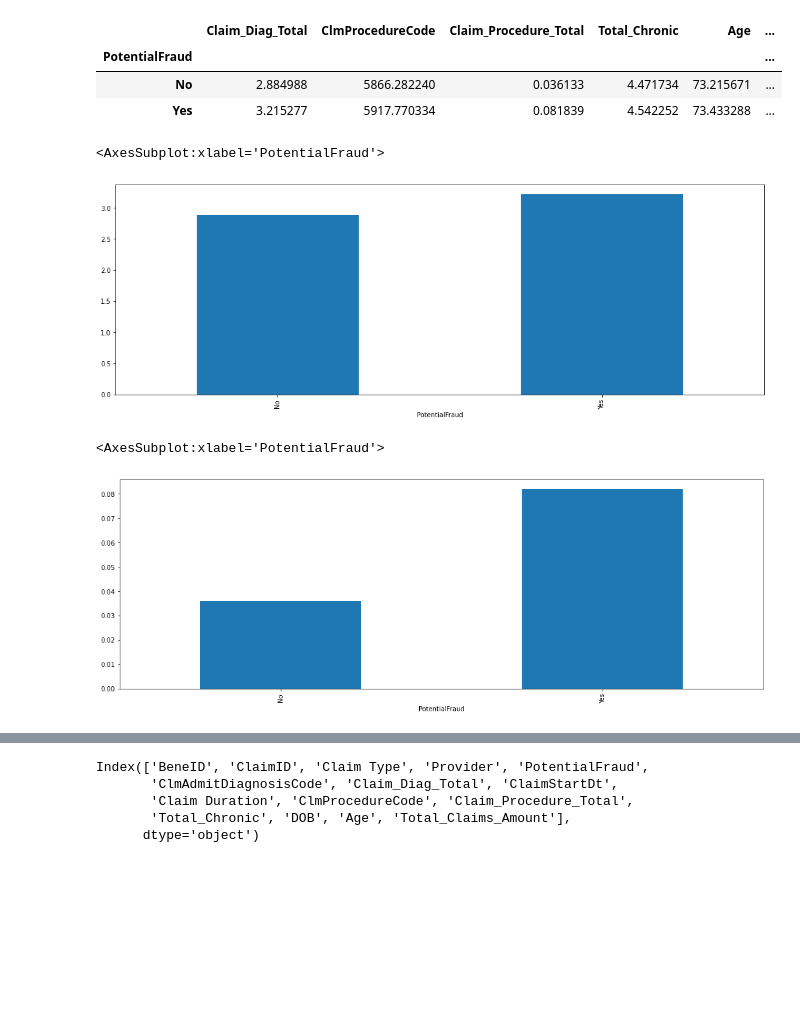
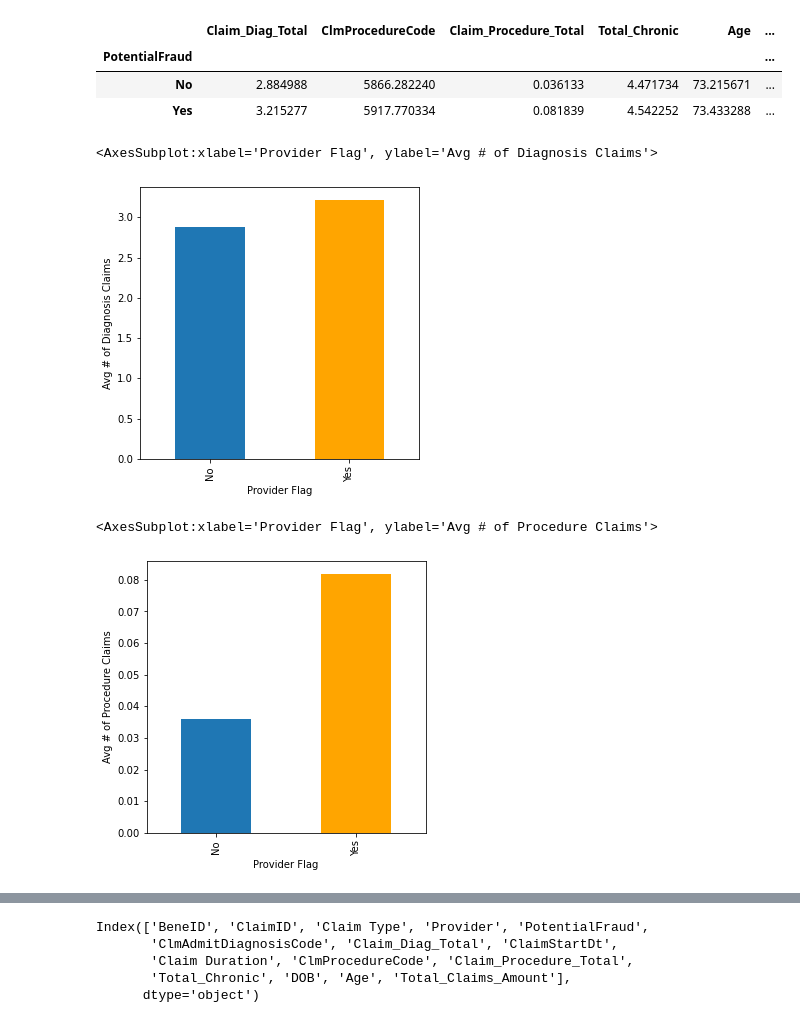
Before and after one commit to hedgekim/Healthcare-Fraud, a Jupyter notebook: Healthcare Fraud.ipynb, the cells around one changed output, grey strips where cells are left out. Saved outputs shown, nothing was run; the diff lists cells and outputs as text; code cells hidden in the pictures; blank space fills up the shorter version.

```diff
--- a/Healthcare Fraud.ipynb
+++ b/Healthcare Fraud.ipynb
@@ -247,7 +249,8 @@ memory usage: 7.1+ MB
 # %% [markdown]
 #### Do potential fraud providers charge more claims?
 # %%
-import seaborn as sns
+# import seaborn as sns
+rcParams['figure.figsize'] = 12, 6
 sns.scatterplot('Total_Chronic', 'Total_Claims_Amount', data=inpatient, hue='PotentialFraud')
 # %% [output]
 <AxesSubplot:xlabel='Total_Chronic', ylabel='Total_Claims_Amount'>
@@ -493,15 +507,15 @@ patient.groupby(['PotentialFraud']).mean()
 | Yes | 3.215277 | 5917.770334 | 0.081839 | 4.542252 | 73.433288 | ... |
 # %%
 #Avg Number of Diagnosis Claims
-patient.groupby(['PotentialFraud'])['Claim_Diag_Total'].mean().plot.bar()
+patient.groupby(['PotentialFraud'])['Claim_Diag_Total'].mean().plot.bar(figsize=(5,5), color=['#1f77b4', 'orange'], xlabel='Provider Flag', ylabel='Avg # of Diagnosis Claims')
 # %% [output]
-<AxesSubplot:xlabel='PotentialFraud'>
+<AxesSubplot:xlabel='Provider Flag', ylabel='Avg # of Diagnosis Claims'>
-[figure, old version]
+[figure, new version]
 # %%
 #Avg Number of Procedure Claims
-patient.groupby(['PotentialFraud'])['Claim_Procedure_Total'].mean().plot.bar()
+patient.groupby(['PotentialFraud'])['Claim_Procedure_Total'].mean().plot.bar(figsize=(5,5), color=['#1f77b4', 'orange'], xlabel='Provider Flag', ylabel='Avg # of Procedure Claims')
 # %% [output]
-<AxesSubplot:xlabel='PotentialFraud'>
+<AxesSubplot:xlabel='Provider Flag', ylabel='Avg # of Procedure Claims'>
-[figure, old version]
+[figure, new version]
 # %%
 #Avg Claims Amount
```
Also changed, not shown: parts of 16 cells of this notebook, 3 other files.
